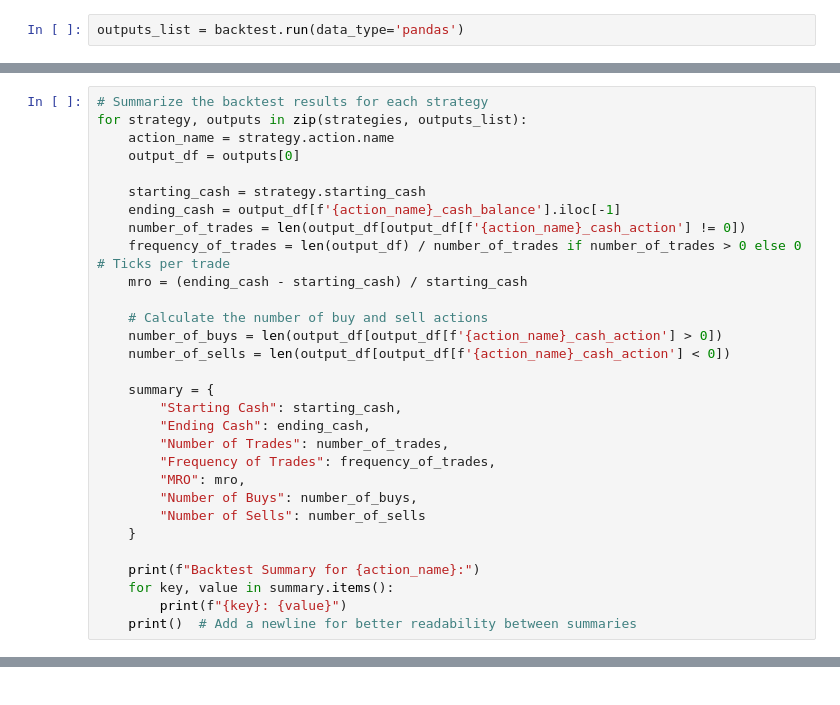
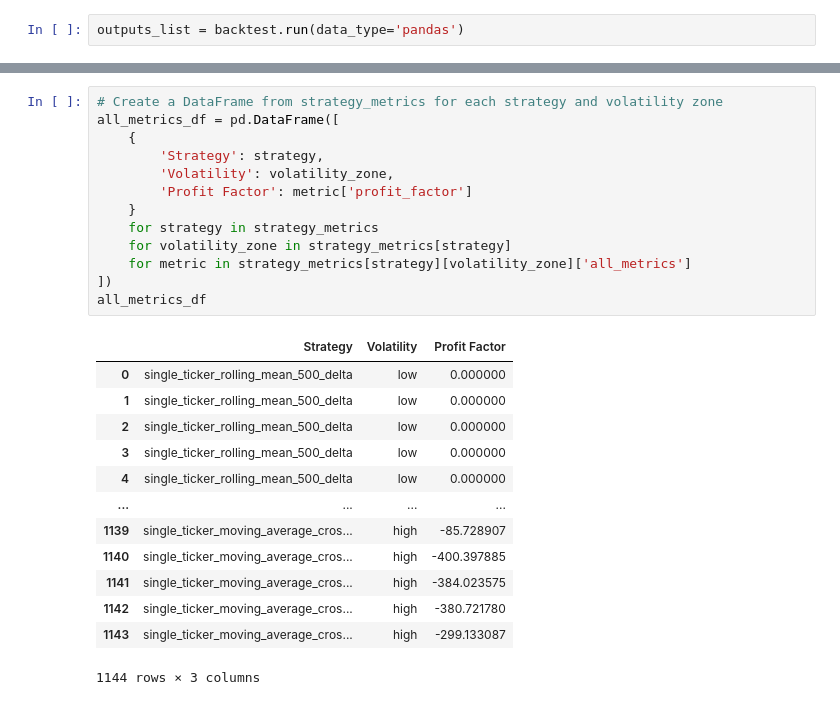
Before and after one commit to gnome-trading-group/gnomepy, a Jupyter notebook: gnomepy/backtest/interface.ipynb, the cells around one changed output, grey strips where cells are left out. Cells and saved outputs as stored; diff of their text form.

```diff
--- a/gnomepy/backtest/interface.ipynb
+++ b/gnomepy/backtest/interface.ipynb
@@ -136,30 +151,0 @@ for strategy, outputs in zip(strategies, outputs_list):
-# %%
-# Summarize the backtest results for each strategy
-for strategy, outputs in zip(strategies, outputs_list):
-    action_name = strategy.action.name
-    output_df = outputs[0]
-
-    starting_cash = strategy.starting_cash
-    ending_cash = output_df[f'{action_name}_cash_balance'].iloc[-1]
-    number_of_trades = len(output_df[output_df[f'{action_name}_cash_action'] != 0])
-    frequency_of_trades = len(output_df) / number_of_trades if number_of_trades > 0 else 0 # Ticks per trade
-    mro = (ending_cash - starting_cash) / starting_cash
-
-    # Calculate the number of buy and sell actions
-    number_of_buys = len(output_df[output_df[f'{action_name}_cash_action'] > 0])
-    number_of_sells = len(output_df[output_df[f'{action_name}_cash_action'] < 0])
-
-    summary = {
-        "Starting Cash": starting_cash,
-        "Ending Cash": ending_cash,
-        "Number of Trades": number_of_trades,
-        "Frequency of Trades": frequency_of_trades,
-        "MRO": mro,
-        "Number of Buys": number_of_buys,
-        "Number of Sells": number_of_sells
-    }
-
-    print(f"Backtest Summary for {action_name}:")
-    for key, value in summary.items():
-        print(f"{key}: {value}")
-    print()  # Add a newline for better readability between summaries
@@ -174,0 +245,27 @@ Number of Sells: 727
+# %%
+# Create a DataFrame from strategy_metrics for each strategy and volatility zone
+all_metrics_df = pd.DataFrame([
+    {
+        'Strategy': strategy,
+        'Volatility': volatility_zone,
+        'Profit Factor': metric['profit_factor']
+    }
+    for strategy in strategy_metrics
+    for volatility_zone in strategy_metrics[strategy]
+    for metric in strategy_metrics[strategy][volatility_zone]['all_metrics']
+])
+all_metrics_df
+# %% [output]
+|  | Strategy | Volatility | Profit Factor |
+| 0 | single_ticker_rolling_mean_500_delta | low | 0.000000 |
+| 1 | single_ticker_rolling_mean_500_delta | low | 0.000000 |
+| 2 | single_ticker_rolling_mean_500_delta | low | 0.000000 |
+| 3 | single_ticker_rolling_mean_500_delta | low | 0.000000 |
+| 4 | single_ticker_rolling_mean_500_delta | low | 0.000000 |
+| ... | ... | ... | ... |
+| 1139 | single_ticker_moving_average_cros... | high | -85.728907 |
+| 1140 | single_ticker_moving_average_cros... | high | -400.397885 |
+| 1141 | single_ticker_moving_average_cros... | high | -384.023575 |
+| 1142 | single_ticker_moving_average_cros... | high | -380.721780 |
+| 1143 | single_ticker_moving_average_cros... | high | -299.133087 |
+1144 rows × 3 columns
```
Also changed, not shown: parts of 10 cells of this notebook, 2 other files.
